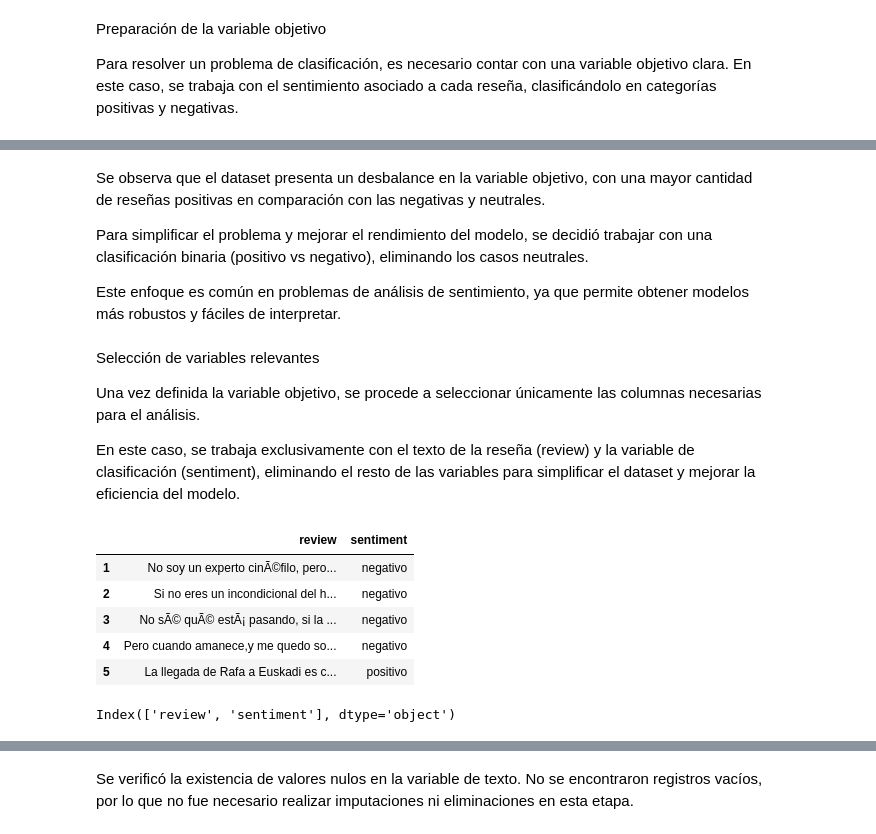
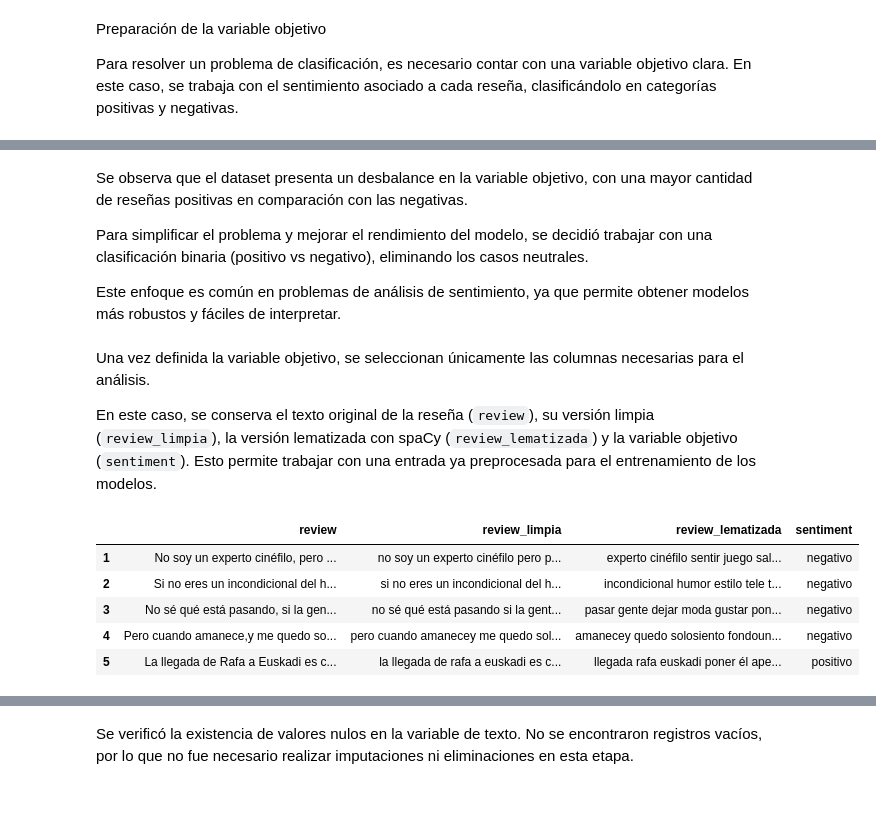
Before and after one commit to soledad-villarrubia/Data_Sciense_3, a Jupyter notebook: Proyecto_Final_Ciencia_de_Datos_IIi.ipynb, the cells around one changed output, grey strips where cells are left out. Cells and saved outputs as stored; diff of their text form; code cells hidden in the pictures; blank space fills up the shorter version.

```diff
--- a/Proyecto_Final_Ciencia_de_Datos_IIi.ipynb
+++ b/Proyecto_Final_Ciencia_de_Datos_IIi.ipynb
@@ -226,0 +287,16 @@ df.head(3)
+# %%
+# Lematización más eficiente con spaCy
+docs = nlp.pipe(df['review_limpia'], batch_size=100)
+
+tokens_lematizados = []
+review_lematizada = []
+
+for doc in docs:
+    lemas = [token.lemma_ for token in doc if not token.is_stop and not token.is_punct and not token.is_space]
+    tokens_lematizados.append(lemas)
+    review_lematizada.append(' '.join(lemas))
+
+df['tokens_lematizados'] = tokens_lematizados
+df['review_lematizada'] = review_lematizada
+
+df[['review_limpia', 'tokens_lematizados', 'review_lematizada']].head()
@@ -229,26 +312,21 @@ df.head(3)
 
 Para resolver un problema de clasificación, es necesario contar con una variable objetivo clara. En este caso, se trabaja con el sentimiento asociado a cada reseña, clasificándolo en categorías positivas y negativas.
 # %%
-# Este bloque transforma la columna numérica (label) en una variable de sentimiento
-# Lo hacemos porque los modelos de clasificación necesitan etiquetas claras como "positivo" o "negativo"
-
 # Definimos una función para clasificar mejor los sentimientos
 def clasificar_sentimiento(x):
-    # Si la puntuación es alta, consideramos que es positivo
     if x >= 4:
         return 'positivo'
-
-    # Si es baja, negativo
     elif x <= 2:
         return 'negativo'
-
-    # Si está en el medio, lo consideramos neutral
     else:
         return 'neutral'
 
-# Aplicamos la función a la columna label
-df['sentiment'] = df['label'].apply(clasificar_sentimiento)
+# Aplicamos la función para crear la columna sentiment (usando rating)
+df['sentiment'] = df['rating'].apply(clasificar_sentimiento)
 
-# Mostramos cómo quedó la nueva columna
-df[['label', 'sentiment']].head()
+# Eliminamos los casos neutrales para simplificar el problema a binario
+df = df[df['sentiment'] != 'neutral']
+
+# Verificamos cómo quedó la distribución
+df['sentiment'].value_counts()
 # %% [output]
@@ -270,34 +338,27 @@ dtype: int64
 # %% [markdown]
-Se observa que el dataset presenta un desbalance en la variable objetivo, con una mayor cantidad de reseñas positivas en comparación con las negativas y neutrales.
+Se observa que el dataset presenta un desbalance en la variable objetivo, con una mayor cantidad de reseñas positivas en comparación con las negativas.
 
 Para simplificar el problema y mejorar el rendimiento del modelo, se decidió trabajar con una clasificación binaria (positivo vs negativo), eliminando los casos neutrales.
 
 Este enfoque es común en problemas de análisis de sentimiento, ya que permite obtener modelos más robustos y fáciles de interpretar.
-# %%
-# Renombramos la columna de texto para trabajar de forma más clara
-df = df.rename(columns={'tweet_text': 'review'})
 # %% [markdown]
-Selección de variables relevantes
+Una vez definida la variable objetivo, se seleccionan únicamente las columnas necesarias para el análisis.
 
-Una vez definida la variable objetivo, se procede a seleccionar únicamente las columnas necesarias para el análisis.
-
-En este caso, se trabaja exclusivamente con el texto de la reseña (review) y la variable de clasificación (sentiment), eliminando el resto de las variables para simplificar el dataset y mejorar la eficiencia del modelo.
+En este caso, se conserva el texto original de la reseña (`review`), su versión limpia (`review_limpia`), la versión lematizada con spaCy (`review_lematizada`) y la variable objetivo (`sentiment`). Esto permite trabajar con una entrada ya preprocesada para el entrenamiento de los modelos.
 # %%
 # Nos quedamos solo con las columnas necesarias para el modelo
-# review: texto de la reseña
+# review: texto original
+# review_limpia: texto limpio
+# review_lematizada: texto procesado con spaCy
 # sentiment: variable objetivo
-df = df[['review', 'sentiment']].copy()
+df = df[['review', 'review_limpia', 'review_lematizada', 'sentiment']].copy()
 
 # Verificamos cómo quedó el dataset
 df.head()
 # %% [output]
-|  | review | sentiment |
-| 1 | No soy un experto cinÃ©filo, pero... | negativo |
-| 2 | Si no eres un incondicional del h... | negativo |
-| 3 | No sÃ© quÃ© estÃ¡ pasando, si la ... | negativo |
-| 4 | Pero cuando amanece,y me quedo so... | negativo |
-| 5 | La llegada de Rafa a Euskadi es c... | positivo |
+|  | review | review_limpia | review_lematizada | sentiment |
+| 1 | No soy un experto cinéfilo, pero ... | no soy un experto cinéfilo pero p... | experto cinéfilo sentir juego sal... | negativo |
+| 2 | Si no eres un incondicional del h... | si no eres un incondicional del h... | incondicional humor estilo tele t... | negativo |
+| 3 | No sé qué está pasando, si la gen... | no sé qué está pasando si la gent... | pasar gente dejar moda gustar pon... | negativo |
+| 4 | Pero cuando amanece,y me quedo so... | pero cuando amanecey me quedo sol... | amanecey quedo solosiento fondoun... | negativo |
+| 5 | La llegada de Rafa a Euskadi es c... | la llegada de rafa a euskadi es c... | llegada rafa euskadi poner él ape... | positivo |
-# %%
-df.columns
-# %% [output]
-Index(['review', 'sentiment'], dtype='object')
```
Also changed, not shown: parts of 62 cells of this notebook.
